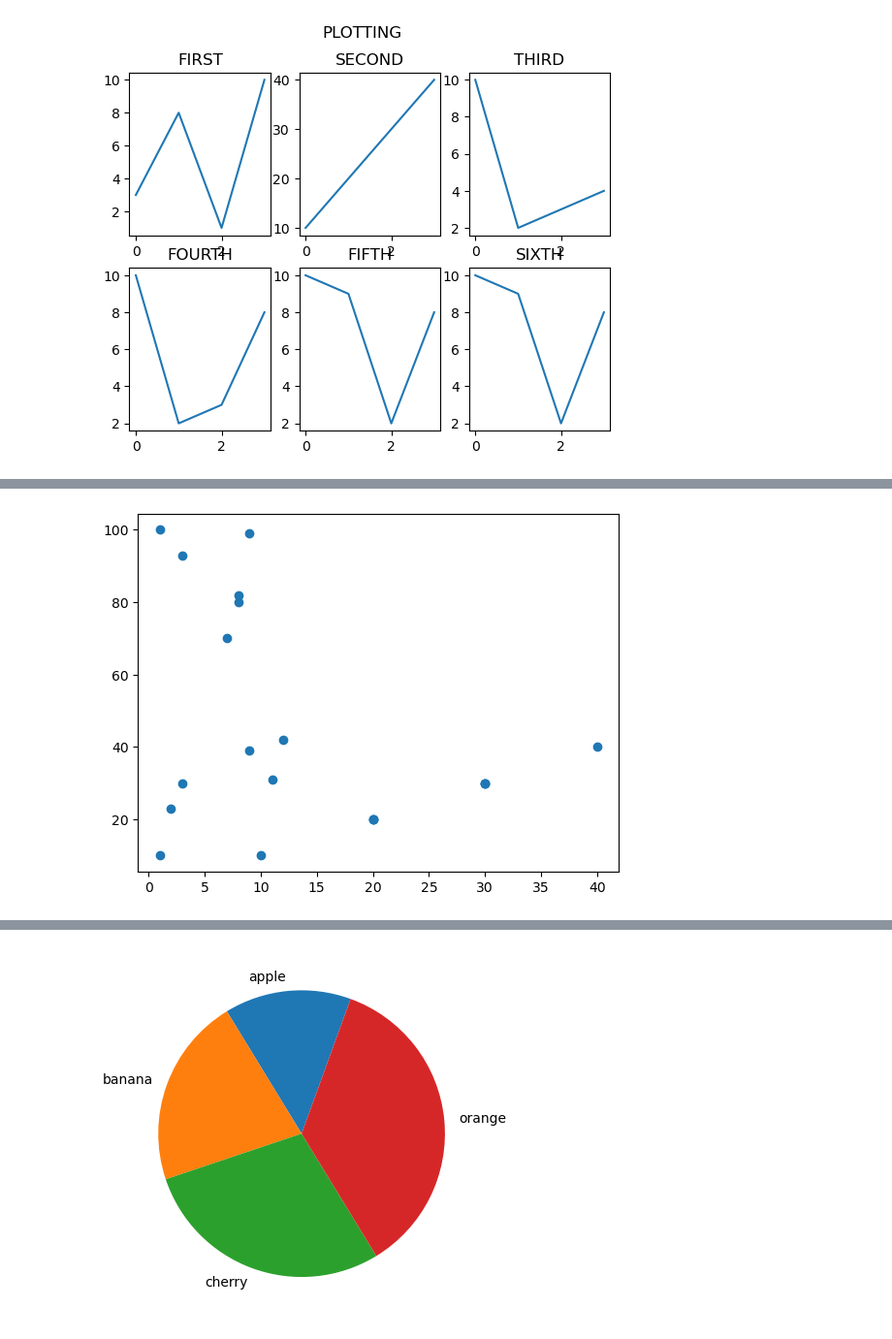
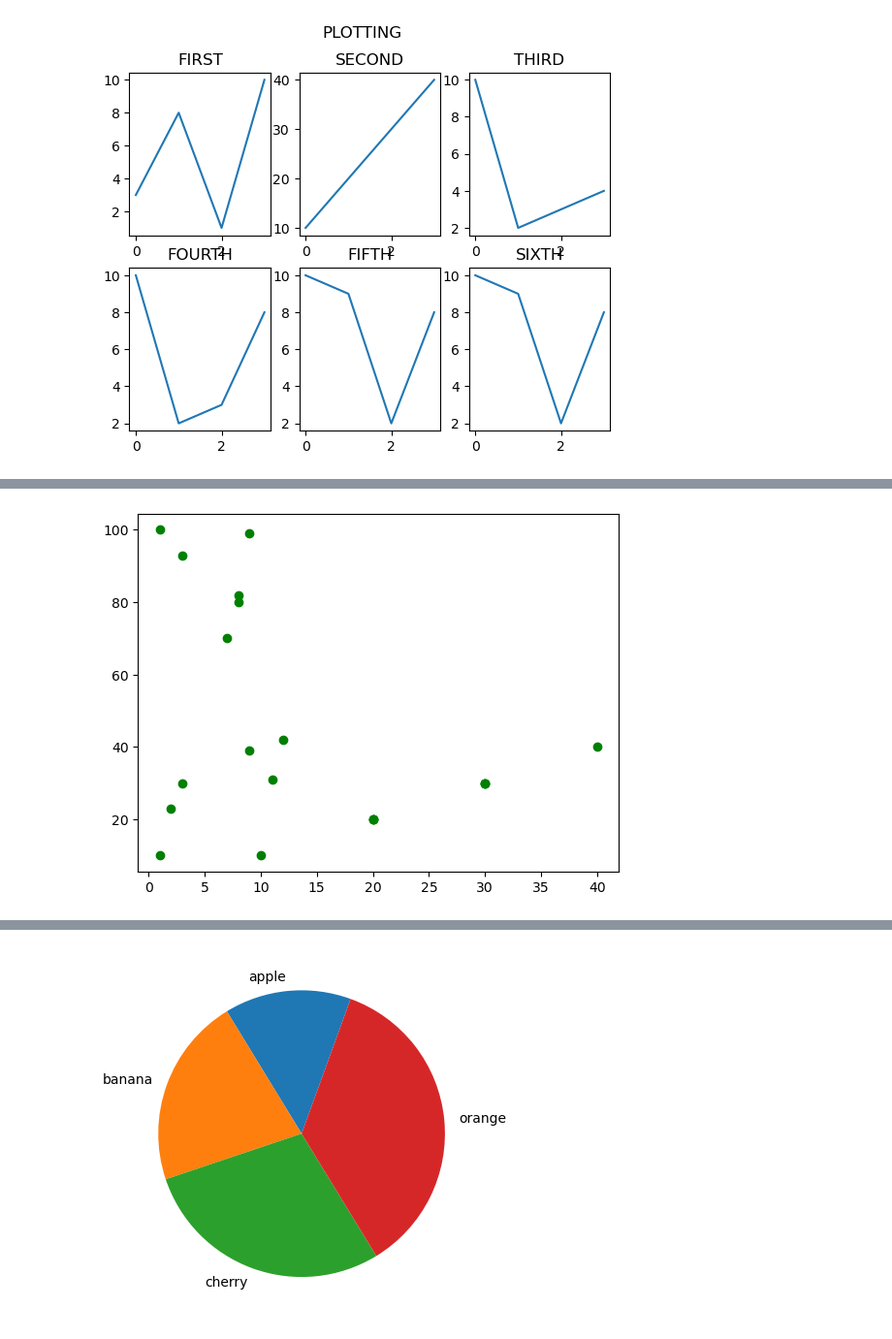
Before and after one commit to AnuRadhakrishnan-AV/datascience, a Jupyter notebook: plot.ipynb, the cells around one changed output, grey strips where cells are left out. Shown: that part at 97% size. Saved outputs shown, nothing was run; the diff lists cells and outputs as text; code cells hidden in the pictures.

```diff
--- a/plot.ipynb
+++ b/plot.ipynb
@@ -72,7 +96,7 @@ plt.show()
 # %%
 h=np.array([1,2,3,8,9,12,11,3,7,8,9,10,20,30,40,20,30,20,1,30])
 w=np.array([100,23,30,80,39,42,31,93,70,82,99,10,20,30,40,20,30,20,10,30])
-plt.scatter(h, w)
+plt.scatter(h, w,color="green")
 plt.show()
 # %% [output]
-[figure, old version]
+[figure, new version]
```
Also changed, not shown: parts of 5 cells of this notebook, 45 other files.
